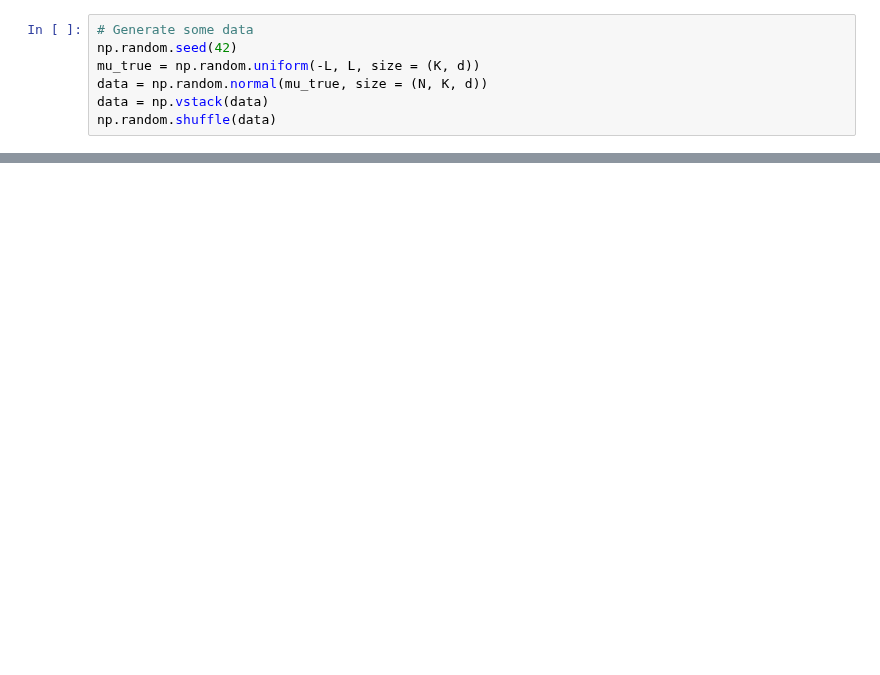
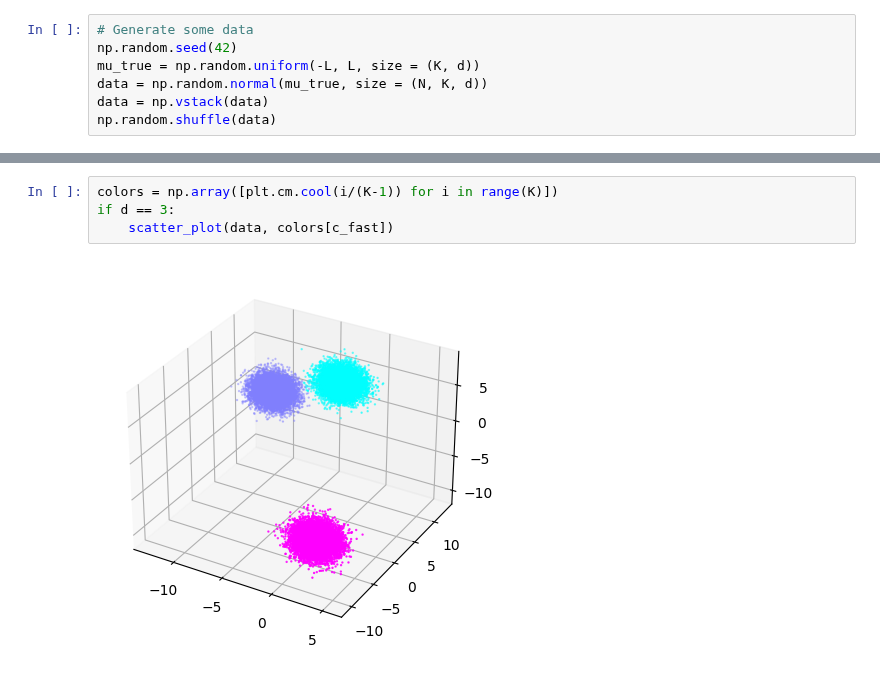
Before and after one commit to zugzvangg/SPC, a Jupyter notebook: numerics/HW1/kmeans.ipynb, the cells around one changed output, grey strips where cells are left out. Drawn from its saved outputs; the diff is of its cells as text; blank space fills up the shorter version.

```diff
--- a/numerics/HW1/kmeans.ipynb
+++ b/numerics/HW1/kmeans.ipynb
@@ -61,0 +123,6 @@ if d == 3:
+# %%
+colors = np.array([plt.cm.cool(i/(K-1)) for i in range(K)])
+if d == 3:
+    scatter_plot(data, colors[c_fast])
+# %% [output]
+[figure, added]
```
Also changed, not shown: parts of 10 cells of this notebook.
